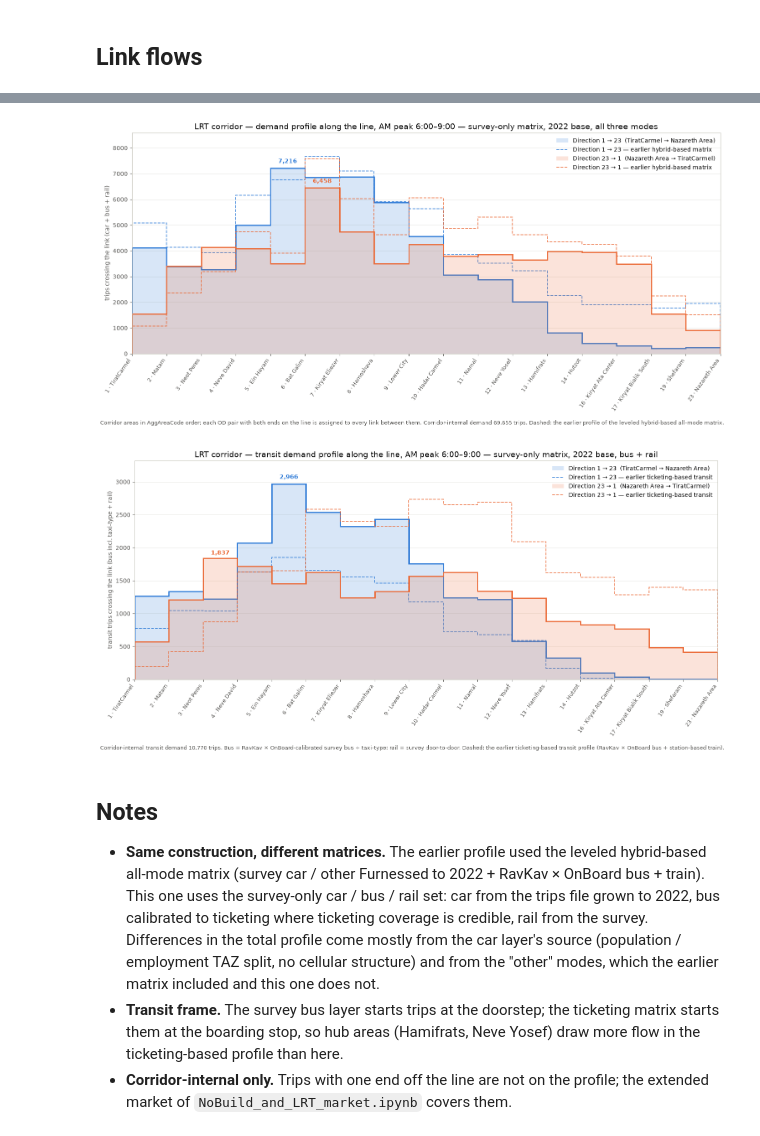
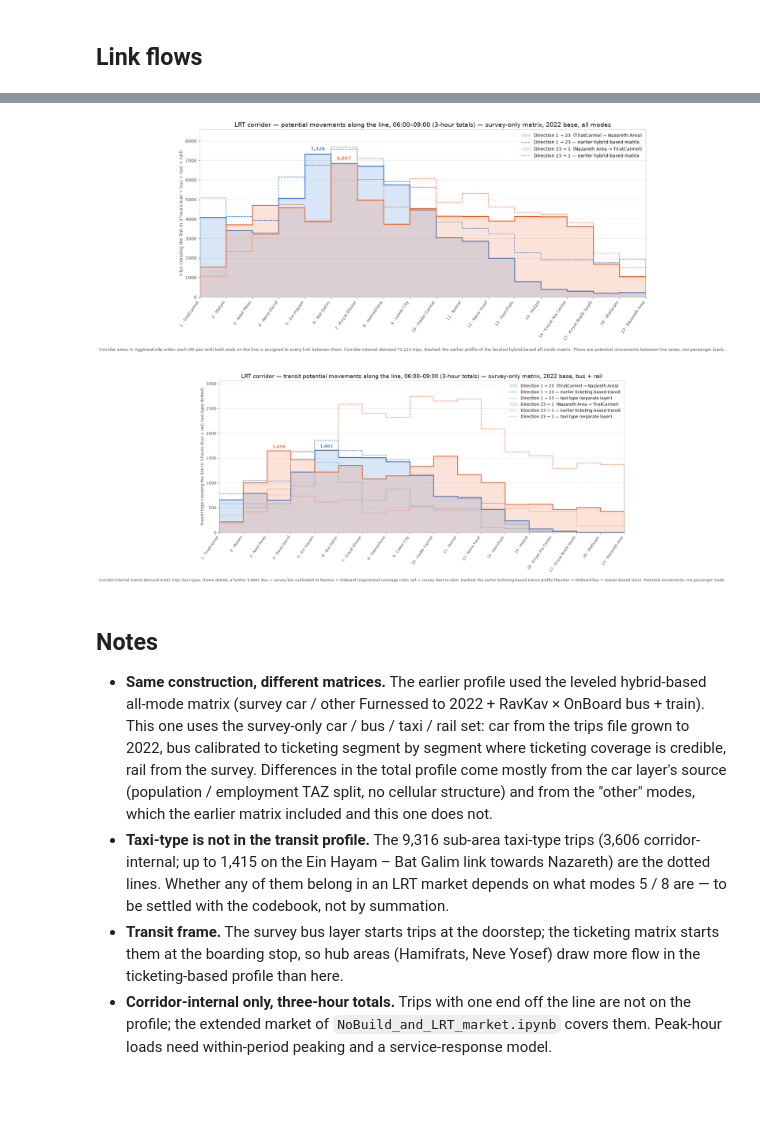
Before and after one commit to oh-da/Nofit_LRT_Extension, a Jupyter notebook: Corridor_flow_profile_survey_2022.ipynb, the cells around one changed output, grey strips where cells are left out. Drawn from its saved outputs; the diff is of its cells as text; code cells hidden in the pictures; blank space fills up the shorter version.

```diff
--- a/Corridor_flow_profile_survey_2022.ipynb
+++ b/Corridor_flow_profile_survey_2022.ipynb
@@ -20,8 +22,8 @@ os.makedirs('Output/figures', exist_ok=True)
 
 def load_area(name):
     m = pd.read_csv(f'{IN}/{name}_2022_area.csv', index_col=0); m.index = m.index.astype(int); m.columns = m.columns.astype(int); return m
-car, bus, rail = load_area('car'), load_area('bus'), load_area('rail')
-total, transit = car + bus + rail, bus + rail
+car, bus, taxi, rail = load_area('car'), load_area('bus'), load_area('taxi'), load_area('rail')
+total, transit = car + bus + taxi + rail, bus + rail        # transit = scheduled bus (RavKav-ticketed) + rail; taxi-type is a separate layer (review §9)
 legend = pd.read_csv('Output/ths2017/study_taz/study_taz_area_legend.csv' if os.path.exists('Output/ths2017/study_taz/study_taz_area_legend.csv') else 'Output/ths2017/study_taz/submatrices/area_legend.csv').set_index('AggAreaCode')
 ref_total = pd.read_csv('Output/transit/corridor_link_flows_2022.csv')
 ref_transit = pd.read_csv('Output/transit/corridor_link_flows_transit_2022.csv')
@@ -29,6 +31,6 @@ SEQ = list(ref_total['from_code']) + [int(ref_total['to_code'].iloc[-1])]
 assert all(legend.loc[a, 'IsLRT_Corridor'] == 1 for a in SEQ)
 names = legend['AggAreaName']
 print("line sequence:", ' → '.join(f'{a} {names[a]}' for a in SEQ))
-print(f"2022 area matrices: total {total.values.sum():,.0f} trips in the 28 sub-areas (car {car.values.sum():,.0f}, bus {bus.values.sum():,.0f}, rail {rail.values.sum():,.0f})")
+print(f"2022 area matrices: total {total.values.sum():,.0f} trips in the 28 sub-areas (car {car.values.sum():,.0f}, bus {bus.values.sum():,.0f}, taxi-type {taxi.values.sum():,.0f}, rail {rail.values.sum():,.0f})")
 # %% [output]
 line sequence: 1 TiratCarmel → 2 Matam → 3 Neot Peres → 4 Neve David → 5 Ein Hayam → 6 Bat Galim → 7 Kiryat Eliezer → 8 Hamoshava → 9 Lower City → 10 Hadar Carmel → 11 Namal → 12 Neve Yosef → 13 Hamif ...
@@ -52,9 +54,11 @@ def link_flows(m, seq):
 
 prof_total, int_total = link_flows(total, SEQ)
 prof_transit, int_transit = link_flows(transit, SEQ)
+prof_taxi, int_taxi = link_flows(taxi, SEQ)
+prof_taxi.to_csv(f'{OUT}/corridor_link_flows_taxi_2022.csv', index=False)
 prof_total.to_csv(f'{OUT}/corridor_link_flows_total_2022.csv', index=False)
 prof_transit.to_csv(f'{OUT}/corridor_link_flows_transit_2022.csv', index=False)
-for name, p, internal, ref, tot in [('total (car + bus + rail)', prof_total, int_total, ref_total, total), ('transit (bus + rail)', prof_transit, int_transit, ref_transit, transit)]:
+for name, p, internal, ref, tot in [('total (car + bus + taxi + rail)', prof_total, int_total, ref_total, total), ('transit (bus + rail)', prof_transit, int_transit, ref_transit, transit), ('taxi-type (separate layer)', prof_taxi, int_taxi, ref_transit, taxi)]:
     k = p['total_both_dir'].idxmax()
     print(f"{name}: corridor-internal demand {internal:,.0f} of {tot.values.sum():,.0f} sub-area trips; peak link {p.loc[k, 'from_area']} – {p.loc[k, 'to_area']} "
           f"({p.loc[k, 'flow_dir_1_to_23']:,.0f} / {p.loc[k, 'flow_dir_23_to_1']:,.0f}); earlier hybrid-based peak {ref['total_both_dir'].max():,.0f} both directions")
@@ -62,6 +66,7 @@ cmp = prof_total[['from_area', 'to_area', 'flow_dir_1_to_23', 'flow_dir_23_to_1'
 cmp.columns = ['from', 'to', 'total 1→23', 'total 23→1']
 cmp['hybrid-based 1→23'] = ref_total['flow_dir_1_to_23']; cmp['hybrid-based 23→1'] = ref_total['flow_dir_23_to_1']
 cmp['transit 1→23'] = prof_transit['flow_dir_1_to_23']; cmp['transit 23→1'] = prof_transit['flow_dir_23_to_1']
+cmp['taxi-type 1→23'] = prof_taxi['flow_dir_1_to_23']; cmp['taxi-type 23→1'] = prof_taxi['flow_dir_23_to_1']
 cmp['ticketing-based transit 1→23'] = ref_transit['flow_dir_1_to_23']; cmp['ticketing-based transit 23→1'] = ref_transit['flow_dir_23_to_1']
 cmp['transit share 1→23'] = cmp['transit 1→23'] / cmp['total 1→23']; cmp['transit share 23→1'] = cmp['transit 23→1'] / cmp['total 23→1']
 cmp.to_csv(f'{OUT}/corridor_link_flows_comparison_2022.csv', index=False, float_format='%.3f')
@@ -90,36 +96,38 @@ transit (bus + rail): corridor-internal demand 10,770 of 31,986 sub-area trips;
 # %%
-def profile_chart(p, ref, title, ylabel, fname, note, ref_label='earlier hybrid-based matrix'):
+def profile_chart(p, ref, title, ylabel, fname, note, ref_label='earlier hybrid-based matrix', extra=None):
     n = len(p) + 1; x = np.arange(n)
     fig, ax = plt.subplots(figsize=(15, 7.2), facecolor='white')
     for col, color, lab in [('flow_dir_1_to_23', BLUE, f'Direction 1 → 23  ({names[SEQ[0]]} → {names[SEQ[-1]]})'), ('flow_dir_23_to_1', ORANGE, f'Direction 23 → 1  ({names[SEQ[-1]]} → {names[SEQ[0]]})')]:
         y = p[col].values
         ax.stairs(y, x, color=color, linewidth=2, label=lab, baseline=0, fill=True, alpha=0.18)
         ax.stairs(y, x, color=color, linewidth=2)
         ax.stairs(ref[col].values, x, color=color, linewidth=1.3, linestyle='--', alpha=0.85, label=lab.split('  ')[0] + ' — ' + ref_label)
         k = int(np.argmax(y)); ax.text(k + 0.5, y[k] * 1.02, f'{y[k]:,.0f}', ha='center', va='bottom', color=color, fontsize=10, fontweight='bold')
+        if extra is not None: ax.stairs(extra[0][col].values, x, color=color, linewidth=1.2, linestyle=':', label=lab.split('  ')[0] + ' — ' + extra[1])
     ax.set_xticks(x); ax.set_xticklabels([f'{a} · {names[a]}' for a in SEQ], rotation=55, ha='right', fontsize=9, color=INK2)
     ax.set_xlim(0, n - 1); ax.set_ylim(0, max(p[['flow_dir_1_to_23', 'flow_dir_23_to_1']].values.max(), ref[['flow_dir_1_to_23', 'flow_dir_23_to_1']].values.max()) * 1.12)
     ax.grid(True, color=GRID, linewidth=0.6, axis='y'); ax.set_axisbelow(True)
     for s in ax.spines.values(): s.set_color(AXIS)
     ax.tick_params(colors=INK2); ax.set_ylabel(ylabel, color=INK2); ax.set_title(title, color=INK, fontsize=14)
     ax.legend(frameon=False, fontsize=10, loc='upper right')
     fig.text(0.5, -0.02, note, ha='center', color=INK2, fontsize=9)
     plt.tight_layout(); fig.savefig(f'Output/figures/{fname}', dpi=150, bbox_inches='tight', facecolor='white'); plt.show()
 
-profile_chart(prof_total, ref_total, 'LRT corridor — demand profile along the line, AM peak 6:00–9:00 — survey-only matrix, 2022 base, all three modes',
-              'trips crossing the link (car + bus + rail)', 'corridor_flow_profile_total_survey2022.png',
+profile_chart(prof_total, ref_total, 'LRT corridor — potential movements along the line, 06:00–09:00 (3-hour totals) — survey-only matrix, 2022 base, all modes',
+              'trips crossing the link in 3 hours (car + bus + taxi + rail)', 'corridor_flow_profile_total_survey2022.png',
               f'Corridor areas in AggAreaCode order; each OD pair with both ends on the line is assigned to every link between them. Corridor-internal demand {int_total:,.0f} trips. '
-              'Dashed: the earlier profile of the leveled hybrid-based all-mode matrix.')
-profile_chart(prof_transit, ref_transit, 'LRT corridor — transit demand profile along the line, AM peak 6:00–9:00 — survey-only matrix, 2022 base, bus + rail',
-              'transit trips crossing the link (bus incl. taxi-type + rail)', 'corridor_flow_profile_transit_survey2022.png',
-              f'Corridor-internal transit demand {int_transit:,.0f} trips. Bus = RavKav × OnBoard-calibrated survey bus + taxi-type; rail = survey door-to-door. '
-              'Dashed: the earlier ticketing-based transit profile (RavKav × OnBoard bus + station-based train).', ref_label='earlier ticketing-based transit')
+              'Dashed: the earlier profile of the leveled hybrid-based all-mode matrix. These are potential movements between line areas, not passenger loads.')
+profile_chart(prof_transit, ref_transit, 'LRT corridor — transit potential movements along the line, 06:00–09:00 (3-hour totals) — survey-only matrix, 2022 base, bus + rail',
+              'transit trips crossing the link in 3 hours (bus + rail; taxi-type dotted)', 'corridor_flow_profile_transit_survey2022.png',
+              f'Corridor-internal transit demand {int_transit:,.0f} trips (taxi-type, shown dotted, a further {int_taxi:,.0f}). Bus = survey bus calibrated to RavKav × OnBoard (segmented coverage rule); rail = survey door-to-door. '
+              'Dashed: the earlier ticketing-based transit profile (RavKav × OnBoard bus + station-based train). Potential movements, not passenger loads.', ref_label='earlier ticketing-based transit', extra=(prof_taxi, 'taxi-type (separate layer)'))
 # %% [output]
-[figure, old version]
+[figure, new version]
-[figure, old version]
+[figure, new version]
 # %% [markdown]
 ## Notes
 
-- **Same construction, different matrices.** The earlier profile used the leveled hybrid-based all-mode matrix (survey car / other Furnessed to 2022 + RavKav × OnBoard bus + train). This one uses the survey-only car / bus / rail set: car from the trips file grown to 2022, bus calibrated to ticketing where ticketing coverage is credible, rail from the survey. Differences in the total profile come mostly from the car layer's source (population / employment TAZ split, no cellular structure) and from the "other" modes, which the earlier matrix included and this one does not.
+- **Same construction, different matrices.** The earlier profile used the leveled hybrid-based all-mode matrix (survey car / other Furnessed to 2022 + RavKav × OnBoard bus + train). This one uses the survey-only car / bus / taxi / rail set: car from the trips file grown to 2022, bus calibrated to ticketing segment by segment where ticketing coverage is credible, rail from the survey. Differences in the total profile come mostly from the car layer's source (population / employment TAZ split, no cellular structure) and from the "other" modes, which the earlier matrix included and this one does not.
+- **Taxi-type is not in the transit profile.** The 9,316 sub-area taxi-type trips (3,606 corridor-internal; up to 1,415 on the Ein Hayam – Bat Galim link towards Nazareth) are the dotted lines. Whether any of them belong in an LRT market depends on what modes 5 / 8 are — to be settled with the codebook, not by summation.
 - **Transit frame.** The survey bus layer starts trips at the doorstep; the ticketing matrix starts them at the boarding stop, so hub areas (Hamifrats, Neve Yosef) draw more flow in the ticketing-based profile than here.
-- **Corridor-internal only.** Trips with one end off the line are not on the profile; the extended market of `NoBuild_and_LRT_market.ipynb` covers them.
+- **Corridor-internal only, three-hour totals.** Trips with one end off the line are not on the profile; the extended market of `NoBuild_and_LRT_market.ipynb` covers them. Peak-hour loads need within-period peaking and a service-response model.
```
Also changed, not shown: parts of 3 cells of this notebook, 52 other files.
